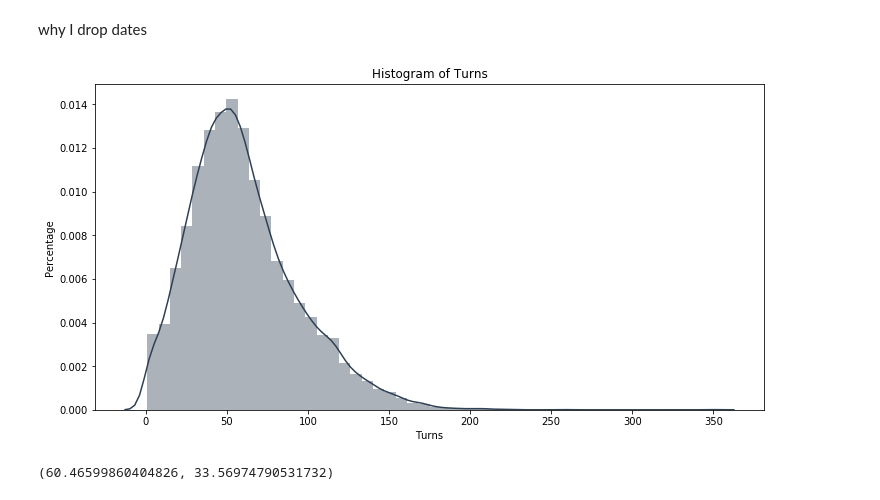
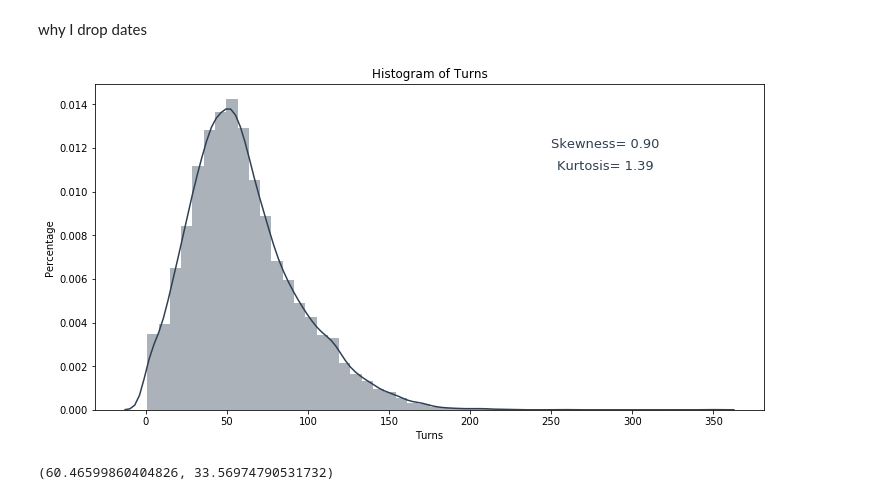
Before and after one commit to SoroushGhaderi/Lichess_Data_Analysis, a Jupyter notebook: Chess_Data_Analysis.ipynb, the cells around one changed output. Saved outputs shown, nothing was run; the diff lists cells and outputs as text; code cells hidden in the pictures.

Commit message:
add text to histogram

```diff
--- a/Chess_Data_Analysis.ipynb
+++ b/Chess_Data_Analysis.ipynb
@@ -53,12 +53,16 @@ chess = chess.drop(["created_at", "last_move_at", "id"], axis= 1)
 # %%
 plt.figure(figsize= (12, 6))
 sns.distplot(chess["turns"], color= "#2E4053")
 plt.xlabel("Turns")
 plt.ylabel("Percentage")
 plt.title("Histogram of Turns")
+plt.text(x= 250, y=.012, s="Skewness= {:.2f}".format(chess["turns"].skew()), fontsize=13, style="normal",
+         color= "#2E4053")
+plt.text(x= 253.5, y=.011, s="Kurtosis= {:.2f}".format(chess["turns"].kurt()), fontsize=13, style="normal",
+         color= "#2E4053")
 plt.show()
 # %% [output]
-[figure, old version]
+[figure, new version]
 # %%
 def statistics_interquartile(dataframe, column):
     column_min = np.min(dataframe[column])
```
